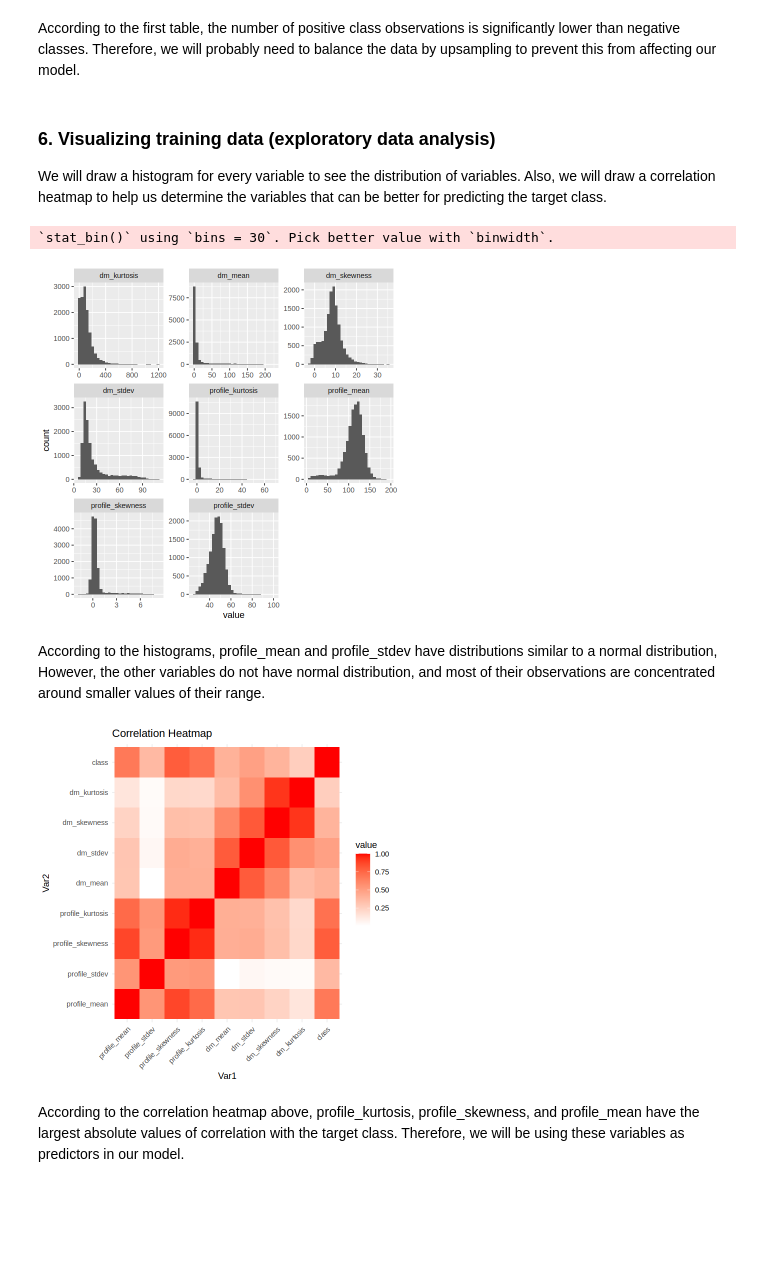
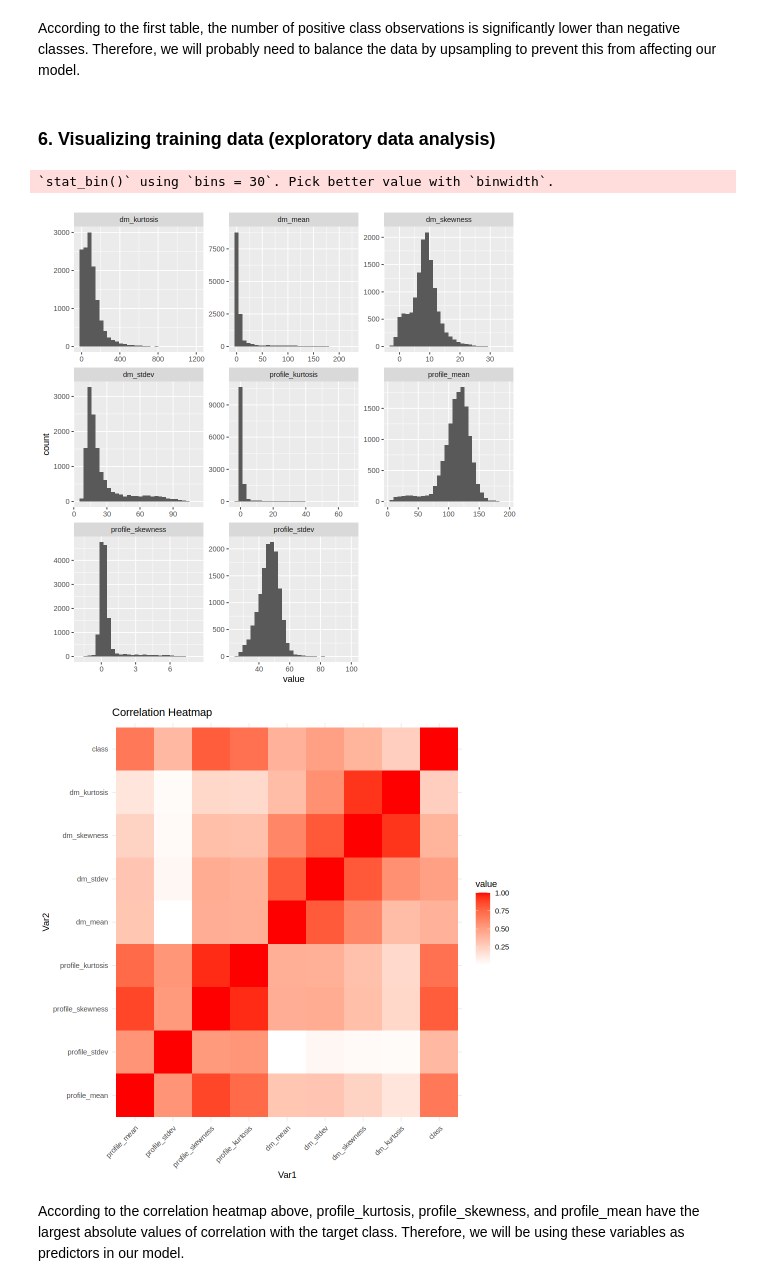
Before and after one commit to sinamhdv/UBC-DSCI-100-project, a Jupyter notebook: project-proposal.ipynb, the cells around one changed output. Saved outputs shown, nothing was run; the diff lists cells and outputs as text; code cells hidden in the pictures; blank space fills up the shorter version.

```diff
--- a/project-proposal.ipynb
+++ b/project-proposal.ipynb
@@ -111,16 +108,15 @@ A tibble: 1 × 8
 According to the first table, the number of positive class observations is significantly lower than negative classes. Therefore, we will probably need to balance the data by upsampling to prevent this from affecting our model.
 # %% [markdown]
 ### 6. Visualizing training data (exploratory data analysis)
-
-We will draw a histogram for every variable to see the distribution of variables. Also, we will draw a correlation heatmap to help us determine the variables that can be better for predicting the target class.
 # %%
 # visualize the data
-options(repr.plot.width = 6, repr.plot.height = 6)
+options(repr.plot.width = 8, repr.plot.height = 8)
 
 long_data <- pulsar_train |>
     select(profile_mean:dm_kurtosis) |>
     gather(column_name, value)
 
+# draw a histogram for each numeric variable
 hist_plots <- ggplot(long_data, aes(x = value)) +
     geom_histogram() +
     facet_wrap(~ column_name, scales = "free")
@@ -128,30 +124,28 @@ hist_plots <- ggplot(long_data, aes(x = value)) +
 hist_plots
 # %% [output]
 `stat_bin()` using `bins = 30`. Pick better value with `binwidth`.
-[figure, old version]
+[figure, new version]
-# %% [markdown]
-According to the histograms, profile_mean and profile_stdev have distributions similar to a normal distribution, However, the other variables do not have normal distribution, and most of their observations are concentrated around smaller values of their range.
 # %%
 # draw correlation heatmap
-options(repr.plot.width = 6, repr.plot.height = 6)
+options(repr.plot.width = 8, repr.plot.height = 8)
 
 # create a correlation matrix
 correlation_matrix <- pulsar_train |>
     mutate(class = as.numeric(class)) |>
     cor()
 
 # change the matrix to dataframe and change values to absolute values
 cor_df <- melt(correlation_matrix) |>
     mutate(value = abs(value))
 
 ggplot(cor_df, aes(x = Var1, y = Var2, fill = value)) +
   geom_tile() +
   scale_fill_gradient(low = "white", high = "red") +
   labs(title = "Correlation Heatmap") +
   theme_minimal() +
   theme(axis.text.x = element_text(angle = 45, hjust = 1))
 # %% [output]
-[figure, old version]
+[figure, new version]
 # %% [markdown]
 According to the correlation heatmap above, profile_kurtosis, profile_skewness, and profile_mean have the largest absolute values of correlation with the target class. Therefore, we will be using these variables as predictors in our model.
 # %% [markdown]
```
Also changed, not shown: parts of 5 cells of this notebook.
